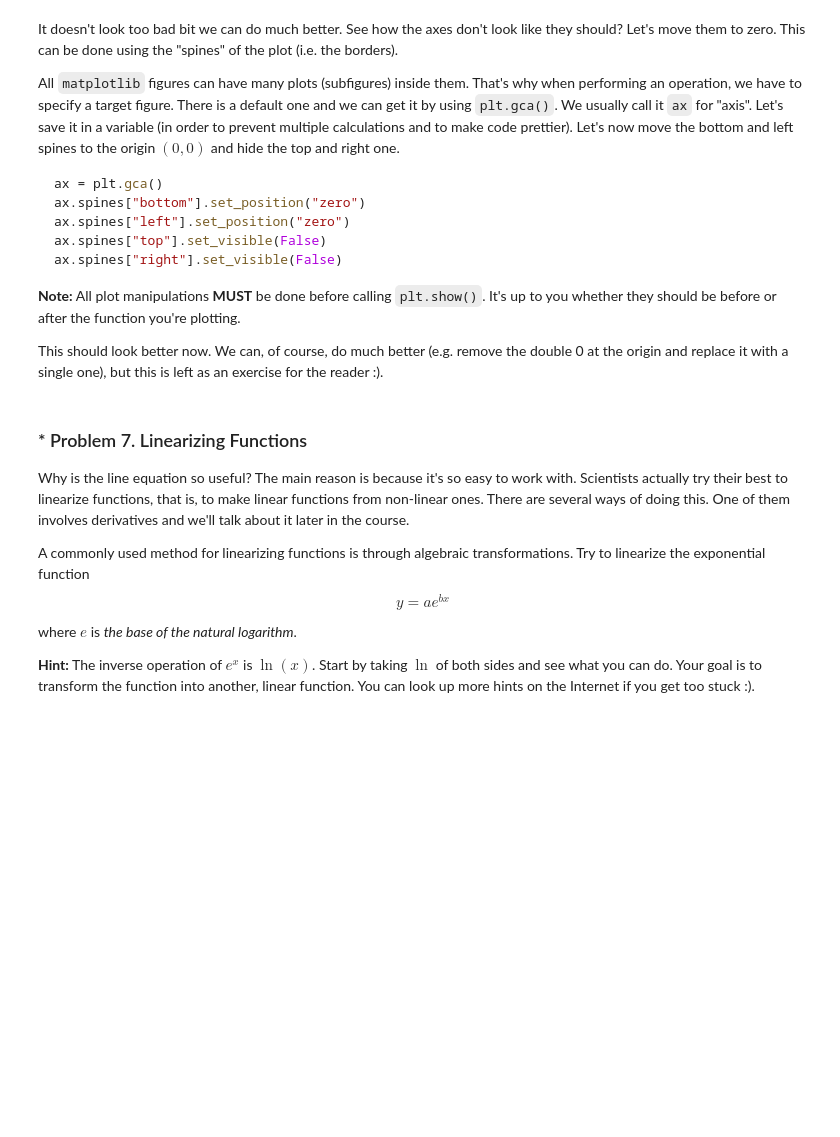
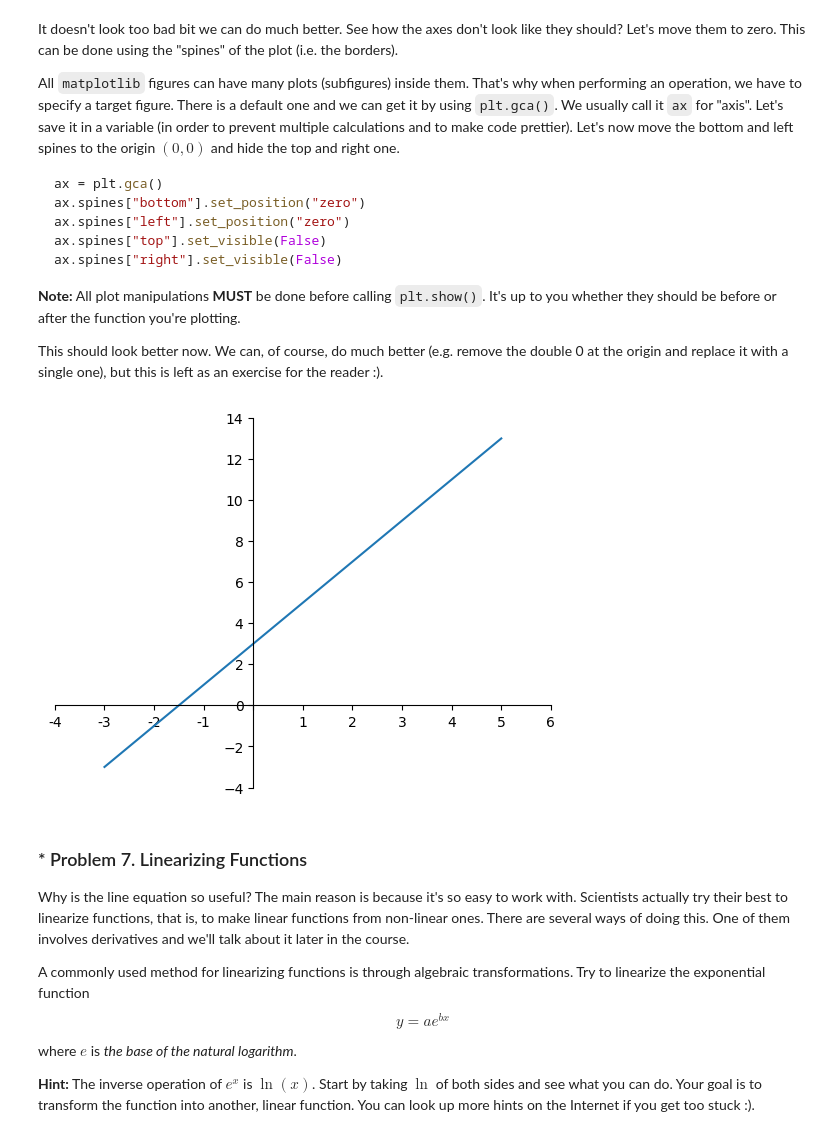
Before and after one commit to tproykov/MathsForDevelopers, a Jupyter notebook: 01_High-School Maths Exercise.ipynb, the cells around one changed output. Cells and saved outputs as stored; diff of their text form; code cells hidden in the pictures; blank space fills up the shorter version.

```diff
--- a/01_High-School Maths Exercise.ipynb
+++ b/01_High-School Maths Exercise.ipynb
@@ -677,6 +726,27 @@ ax.spines["right"].set_visible(False)
 This should look better now. We can, of course, do much better (e.g. remove the double 0 at the origin and replace it with a single one), but this is left as an exercise for the reader :).
 # %%
 # Copy and edit your code here
+plt.plot(x, y)
+ax = plt.gca()
+ax.spines["bottom"].set_position("zero")
+ax.spines["left"].set_position("zero")
+ax.spines["top"].set_visible(False)
+ax.spines["right"].set_visible(False)
+
+xticks = ax.get_xticks()
+yticks = ax.get_yticks()
+
+ax.set_xticks(xticks)
+ax.set_yticks(yticks)
+
+xticklabels = ['' if tick == 0 else int(tick) for tick in xticks]
+yticklabels = [tick for tick in yticks]
+
+ax.set_xticklabels(xticklabels)
+
+plt.show()
+# %% [output]
+[figure, added]
 # %% [markdown]
 ### * Problem 7. Linearizing Functions
 Why is the line equation so useful? The main reason is because it's so easy to work with. Scientists actually try their best to linearize functions, that is, to make linear functions from non-linear ones. There are several ways of doing this. One of them involves derivatives and we'll talk about it later in the course.
```
Also changed, not shown: parts of 9 cells of this notebook.
